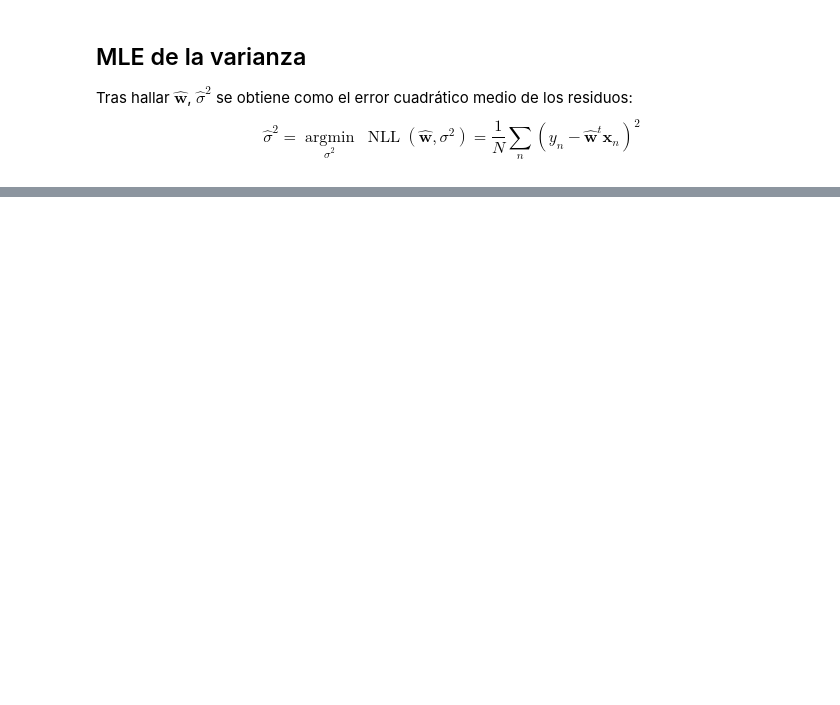
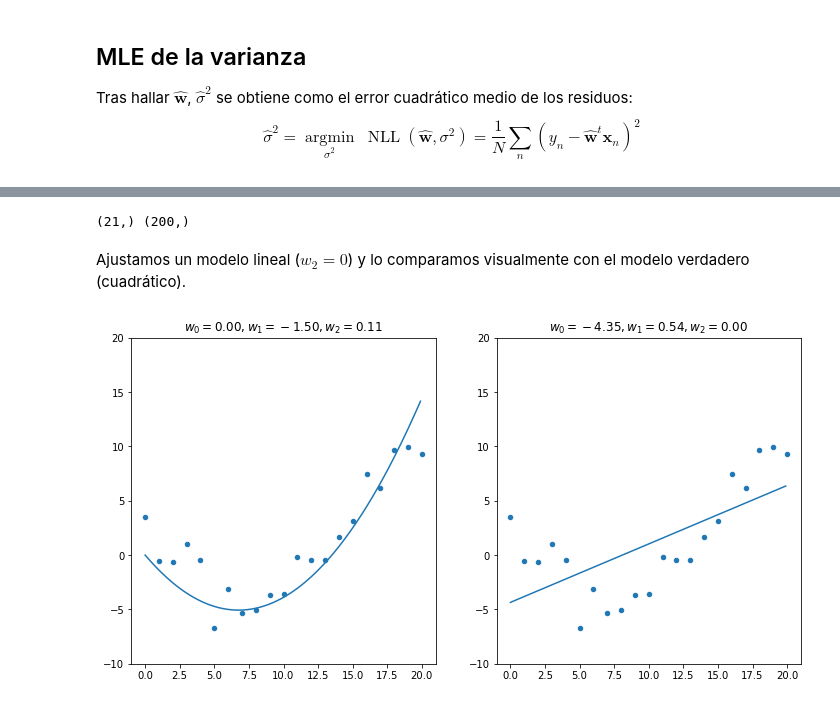
Before and after one commit to AlfonsJ/2024_07_31_PER2324, a Jupyter notebook: 03_lin/3.08.02 Regresión lineal por mínimos cuadrados (MLE).ipynb, the cells around one changed output, grey strips where cells are left out. Drawn from its saved outputs; the diff is of its cells as text; code cells hidden in the pictures; blank space fills up the shorter version.

```diff
--- a/03_lin/3.08.02 Regresión lineal por mínimos cuadrados (MLE).ipynb
+++ b/03_lin/3.08.02 Regresión lineal por mínimos cuadrados (MLE).ipynb
@@ -48,0 +51,24 @@ $$\hat{\sigma}^2%
+# %%
+import numpy as np
+import matplotlib.pyplot as plt
+
+w0 = 0; w1 = -1.5; w2 = 1/9; sigma = 2; N = 21; np.random.seed(0)
+X_train = np.linspace(0.0, 20, N); X_test = np.arange(0.0, 20, 0.1)
+y_train = w0 + w1 * X_train + w2 * X_train * X_train + np.random.normal(0, sigma, X_train.shape)
+y_test = w0 + w1 * X_test + w2 * X_test * X_test + np.random.normal(0, sigma, X_test.shape)
+print(X_train.shape, X_test.shape)
+# %% [output]
+(21,) (200,)
+# %% [markdown]
+Ajustamos un modelo lineal ($w_2=0$) y lo comparamos visualmente con el modelo verdadero (cuadrático).
+# %%
+w = np.linalg.lstsq(np.c_[np.ones((N,1)), X_train], y_train, rcond=None)[0]
+fig, axes = plt.subplots(1, 2, figsize=(12, 6))
+axes[0].set_ylim([-10, 20]); axes[0].scatter(X_train, y_train, s=20)
+axes[0].set_title('$w_0={:.2f}, w_1={:.2f}, w_2={:.2f}$'.format(w0, w1, w2))
+axes[0].plot(X_test, w0 + w1 * X_test + w2 * X_test * X_test)
+axes[1].set_ylim([-10, 20]); axes[1].scatter(X_train, y_train, s=20)
+axes[1].set_title('$w_0={:.2f}, w_1={:.2f}, w_2={:.2f}$'.format(w[0], w[1], 0))
+axes[1].plot(X_test, w[0] + w[1] * X_test);
+# %% [output]
+[figure, added]
```
Also changed, not shown: parts of 5 cells of this notebook.
